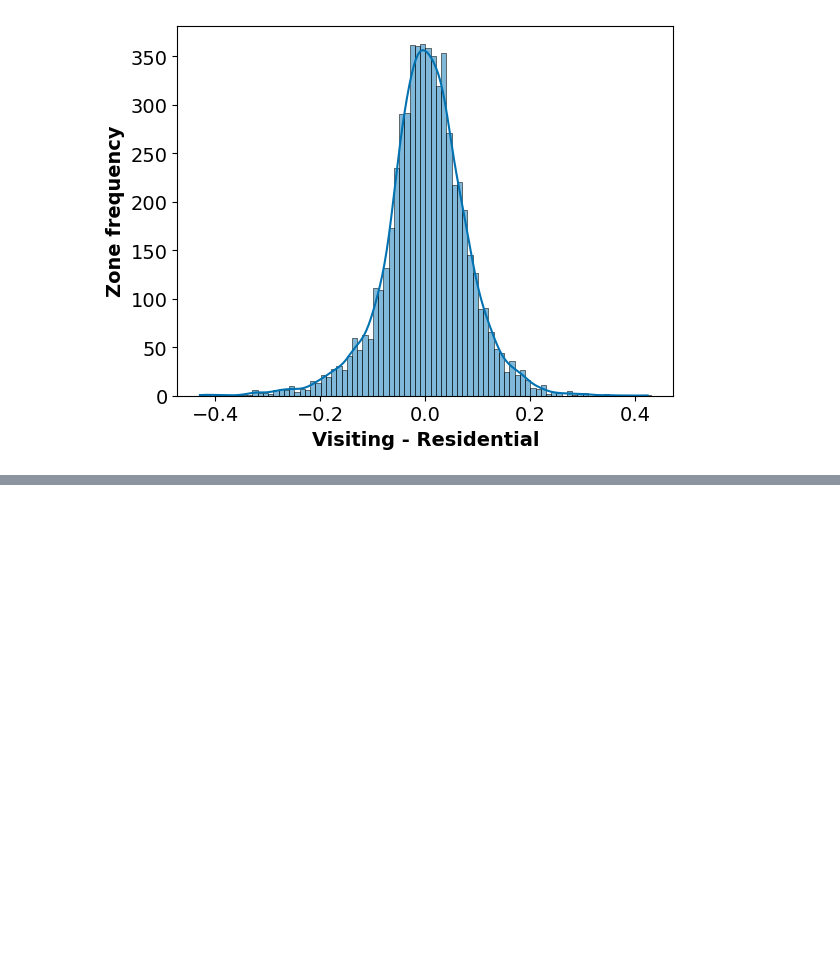
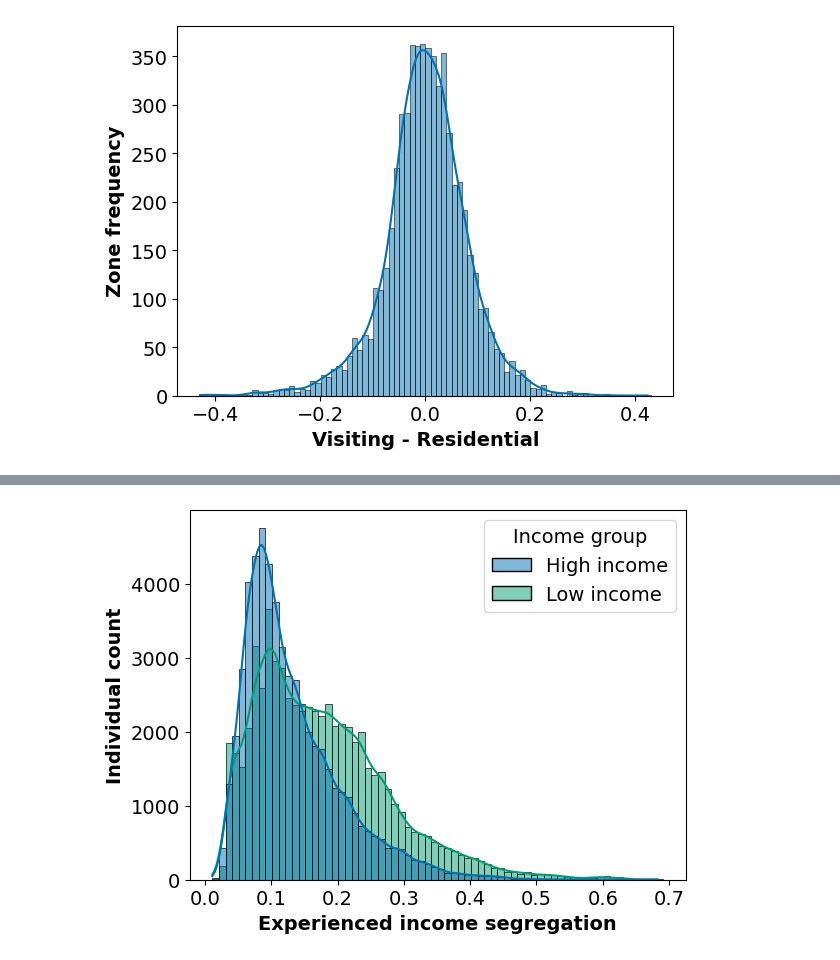
Before and after one commit to MobiSegInsights/mobi-social-segregation-se, a Jupyter notebook: src/MobiSegInsightsSE.data_exp.1.0/28-descriptive-analysis/28-4-segregation-description.ipynb, the cells around one changed output, grey strips where cells are left out. Cells and saved outputs as stored; diff of their text form; code cells hidden in the pictures; blank space fills up the shorter version.

```diff
--- a/src/MobiSegInsightsSE.data_exp.1.0/28-descriptive-analysis/28-4-segregation-description.ipynb
+++ b/src/MobiSegInsightsSE.data_exp.1.0/28-descriptive-analysis/28-4-segregation-description.ipynb
@@ -118,0 +144,17 @@ plt.show()
+# %%
+def label_income_group(x):
+    if x <= 0.1:
+        return 'High income'
+    if x > 0.4:
+        return 'Low income'
+    return 'Middle income'
+
+df_exp.loc[:, 'Income group'] = df_exp.loc[:, 'Lowest income group'].apply(label_income_group)
+df_exp_inc = df_exp.loc[df_exp['Income group'] != 'Middle income']
+# %%
+h = sns.histplot(data=df_exp_inc, x='Experienced', hue='Income group', binwidth=0.01, kde=True)
+h.set_xlabel('Experienced income segregation', fontweight='bold')
+h.set_ylabel('Individual count', fontweight='bold')
+plt.show()
+# %% [output]
+[figure, added]
```
Also changed, not shown: parts of 7 cells of this notebook, 1 other file.
